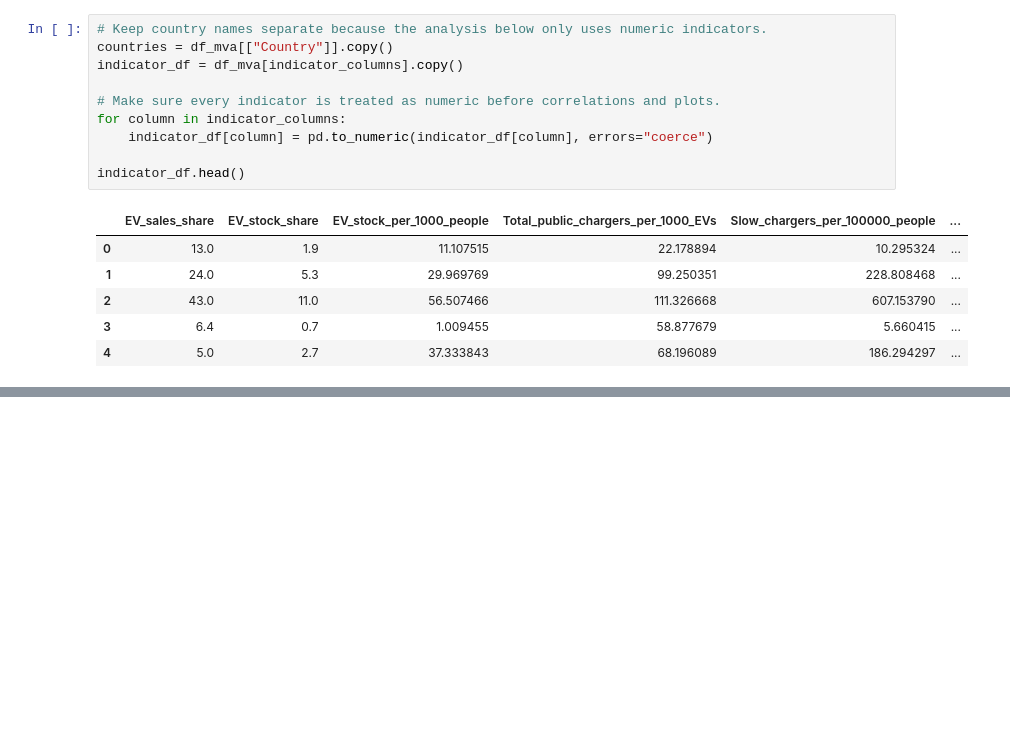
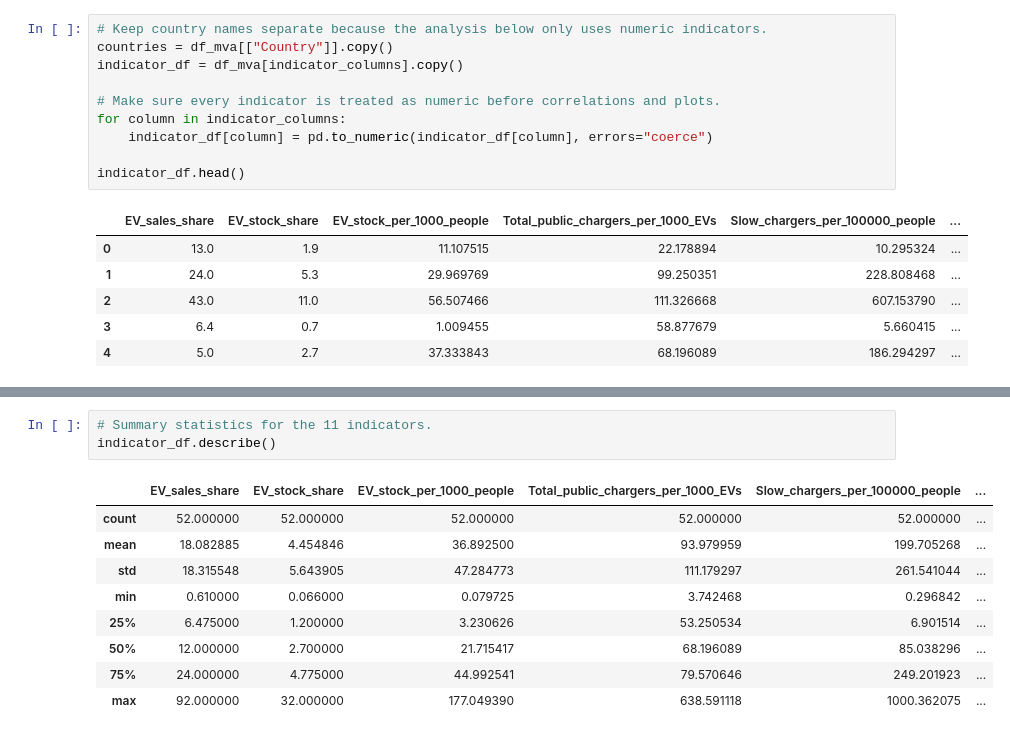
Before and after one commit to RathnamMeghana/DAV_CA1, a Jupyter notebook: index.ipynb, the cells around one changed output, grey strips where cells are left out. Saved outputs shown, nothing was run; the diff lists cells and outputs as text; blank space fills up the shorter version.

Commit message:
📈 Add basic MVA statistics
Added descriptive statistics for the 11 EV indicators.

Used the summary table to review spread, minimums, and maximums.

```diff
--- a/index.ipynb
+++ b/index.ipynb
@@ -1005,0 +1010,13 @@ indicator_df.head()
+# %%
+# Summary statistics for the 11 indicators.
+indicator_df.describe()
+# %% [output]
+|  | EV_sales_share | EV_stock_share | EV_stock_per_1000_people | Total_public_chargers_per_1000_EVs | Slow_chargers_per_100000_people | ... |
+| count | 52.000000 | 52.000000 | 52.000000 | 52.000000 | 52.000000 | ... |
+| mean | 18.082885 | 4.454846 | 36.892500 | 93.979959 | 199.705268 | ... |
+| std | 18.315548 | 5.643905 | 47.284773 | 111.179297 | 261.541044 | ... |
+| min | 0.610000 | 0.066000 | 0.079725 | 3.742468 | 0.296842 | ... |
+| 25% | 6.475000 | 1.200000 | 3.230626 | 53.250534 | 6.901514 | ... |
+| 50% | 12.000000 | 2.700000 | 21.715417 | 68.196089 | 85.038296 | ... |
+| 75% | 24.000000 | 4.775000 | 44.992541 | 79.570646 | 249.201923 | ... |
+| max | 92.000000 | 32.000000 | 177.049390 | 638.591118 | 1000.362075 | ... |
```
Also changed, not shown: parts of 1 cell of this notebook.
